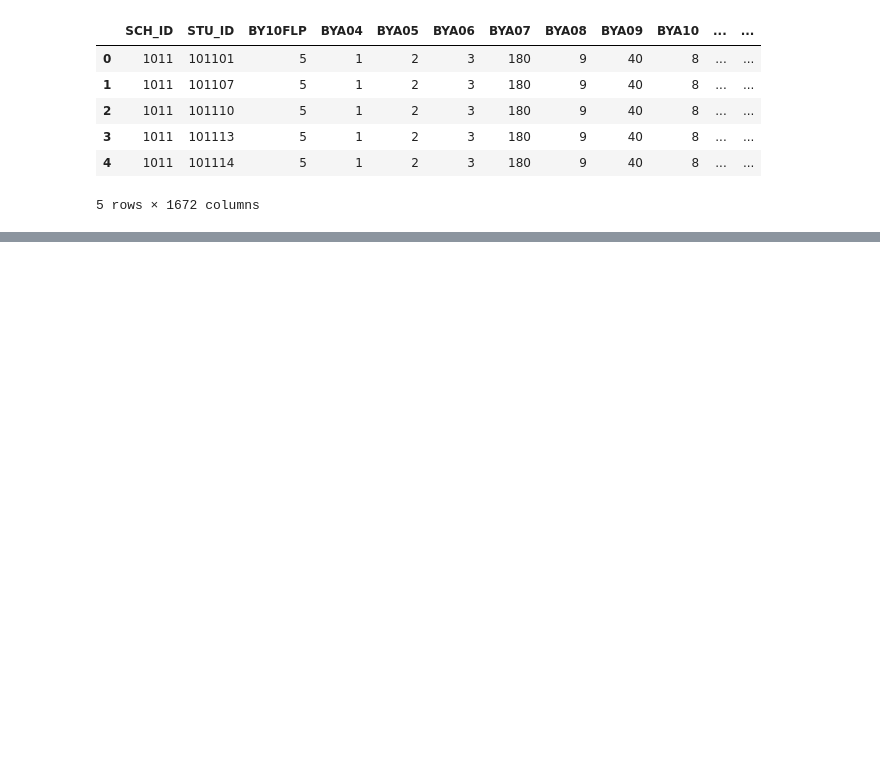
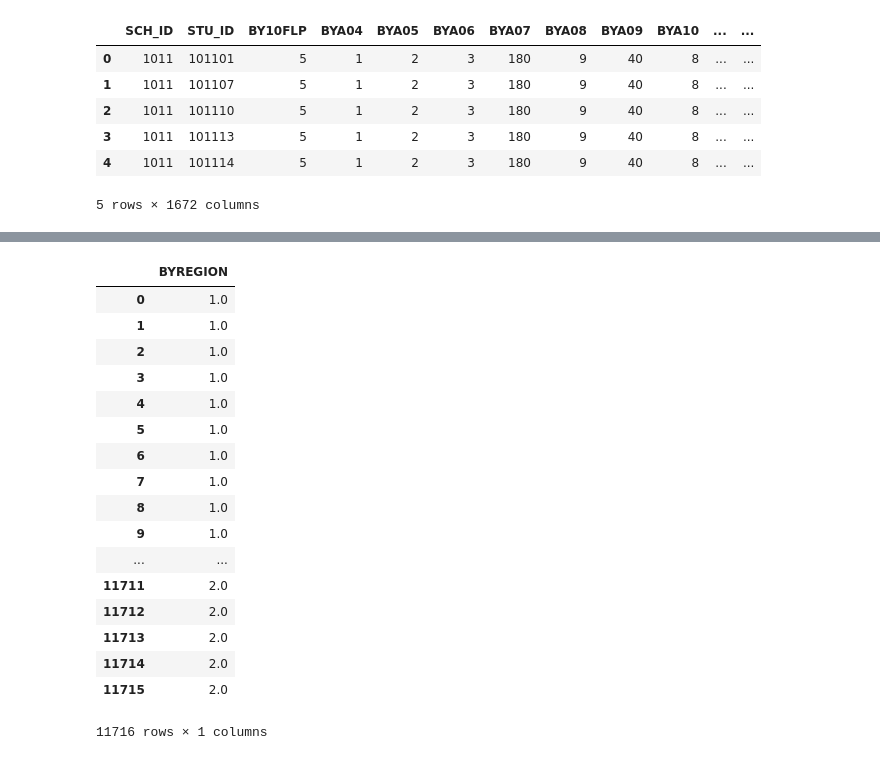
Before and after one commit to collinarnett/accenture-challenge-patriothacks-2018, a Jupyter notebook: accenturehack.ipynb, the cells around one changed output, grey strips where cells are left out. Drawn from its saved outputs; the diff is of its cells as text; code cells hidden in the pictures; blank space fills up the shorter version.

```diff
--- a/accenturehack.ipynb
+++ b/accenturehack.ipynb
@@ -189,0 +194,2 @@ train, test = train_test_split(baseyear, test_size=0.2)
+# %%
+X = X[:-4481] #Be careful not to use this too often since you'll trim the dataset too much.
@@ -209,0 +230,22 @@ test.head()
+# %%
+result = X.loc[:, features]
+result
+# %% [output]
+|  | BYREGION |
+| 0 | 1.0 |
+| 1 | 1.0 |
+| 2 | 1.0 |
+| 3 | 1.0 |
+| 4 | 1.0 |
+| 5 | 1.0 |
+| 6 | 1.0 |
+| 7 | 1.0 |
+| 8 | 1.0 |
+| 9 | 1.0 |
+| ... | ... |
+| 11711 | 2.0 |
+| 11712 | 2.0 |
+| 11713 | 2.0 |
+| 11714 | 2.0 |
+| 11715 | 2.0 |
+11716 rows × 1 columns
```
Also changed, not shown: parts of 27 cells of this notebook.
